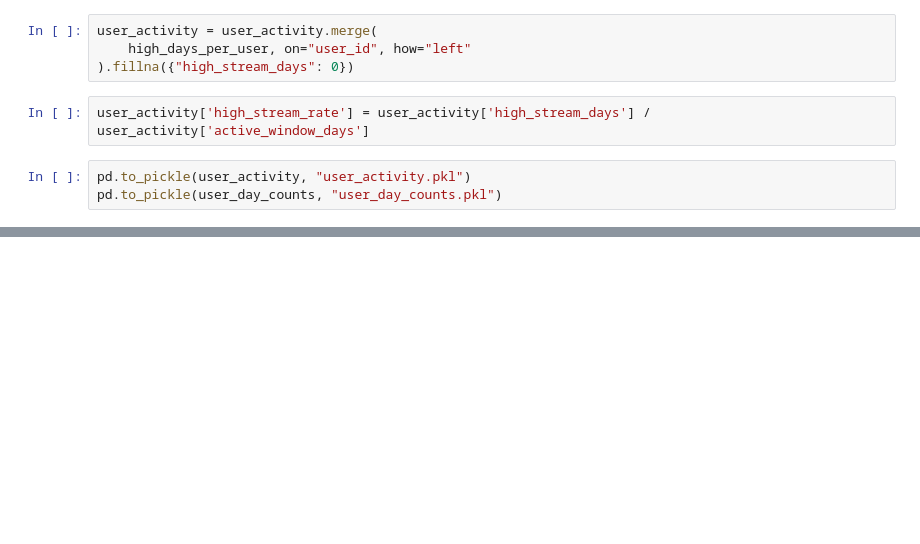
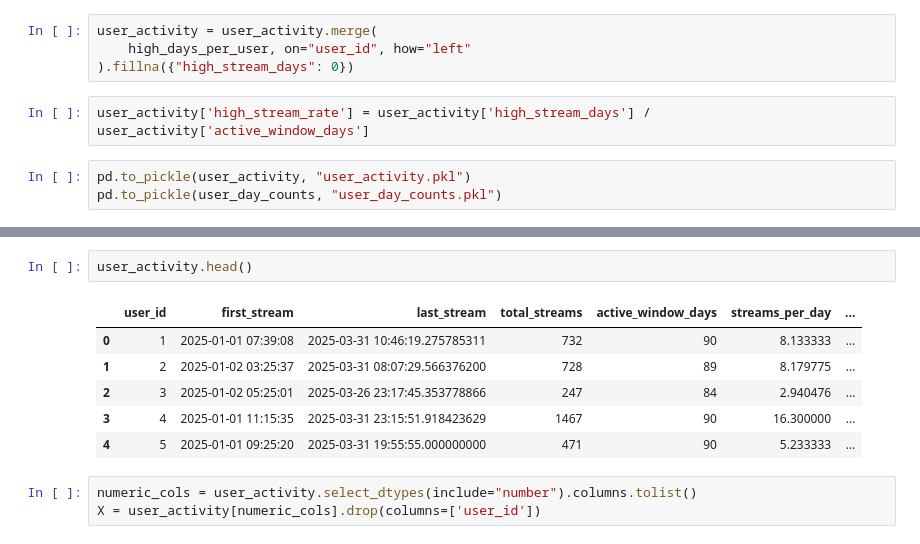
Before and after one commit to evanfrang/streaming_fraud_analysis, a Jupyter notebook: notebooks/synthesize.ipynb, the cells around one changed output, grey strips where cells are left out. Drawn from its saved outputs; the diff is of its cells as text; blank space fills up the shorter version.

```diff
--- a/notebooks/synthesize.ipynb
+++ b/notebooks/synthesize.ipynb
@@ -646,0 +727,12 @@ pd.to_pickle(user_day_counts, "user_day_counts.pkl")
+# %%
+user_activity.head()
+# %% [output]
+|  | user_id | first_stream | last_stream | total_streams | active_window_days | streams_per_day | ... |
+| 0 | 1 | 2025-01-01 07:39:08 | 2025-03-31 10:46:19.275785311 | 732 | 90 | 8.133333 | ... |
+| 1 | 2 | 2025-01-02 03:25:37 | 2025-03-31 08:07:29.566376200 | 728 | 89 | 8.179775 | ... |
+| 2 | 3 | 2025-01-02 05:25:01 | 2025-03-26 23:17:45.353778866 | 247 | 84 | 2.940476 | ... |
+| 3 | 4 | 2025-01-01 11:15:35 | 2025-03-31 23:15:51.918423629 | 1467 | 90 | 16.300000 | ... |
+| 4 | 5 | 2025-01-01 09:25:20 | 2025-03-31 19:55:55.000000000 | 471 | 90 | 5.233333 | ... |
+# %%
+numeric_cols = user_activity.select_dtypes(include="number").columns.tolist()
+X = user_activity[numeric_cols].drop(columns=['user_id'])
```
Also changed, not shown: parts of 16 cells of this notebook, 4 other files.
